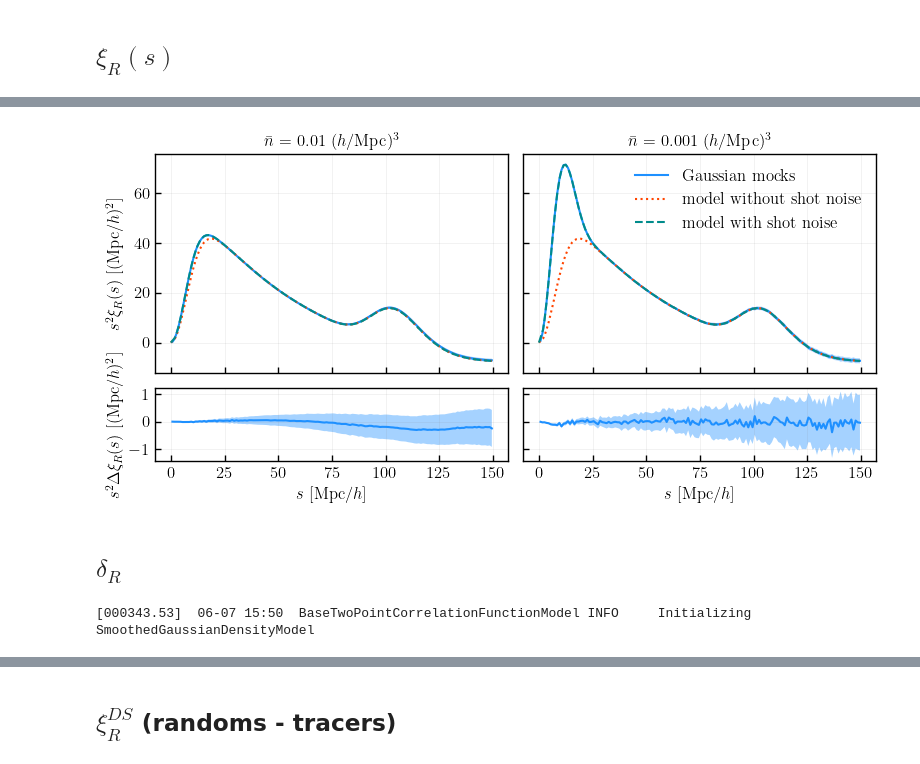
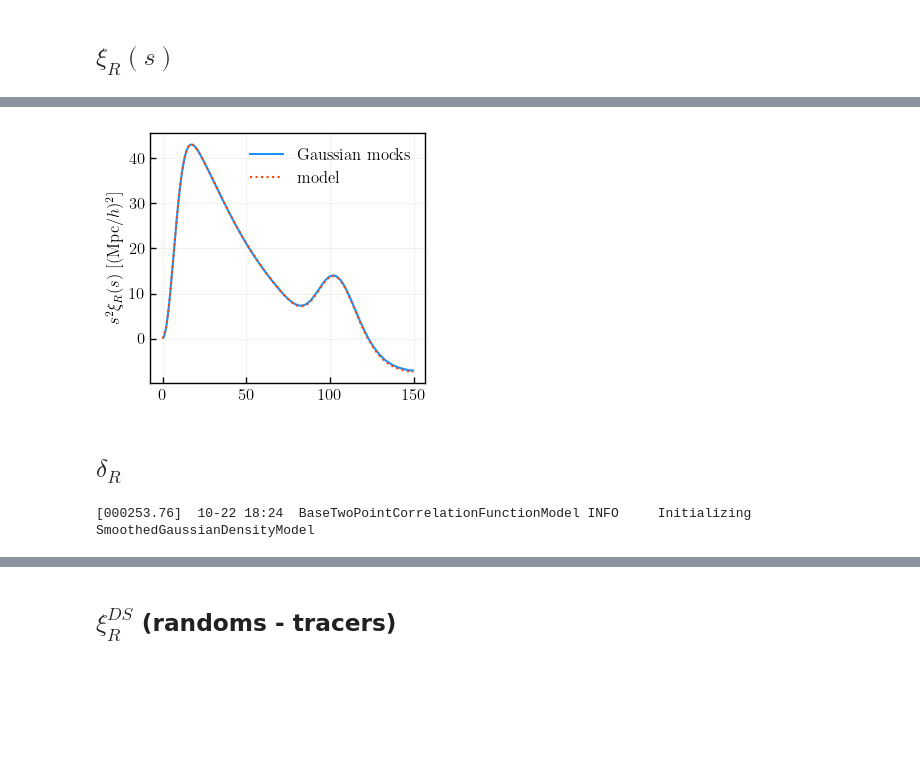
Before and after one commit to mathildepinon/densitysplit, a Jupyter notebook: nb/GaussianDensity.ipynb, the cells around one changed output, grey strips where cells are left out. Cells and saved outputs as stored; diff of their text form; code cells hidden in the pictures; blank space fills up the shorter version.

```diff
--- a/nb/GaussianDensity.ipynb
+++ b/nb/GaussianDensity.ipynb
@@ -92,52 +89,51 @@ smoothedmodel = SmoothedTwoPointCorrelationFunctionModel(basemodel, smoothing_sc
 # %%
-fig, axes = plt.subplots(2, 2, figsize=(8, 4), sharex=True, sharey='row', gridspec_kw={'height_ratios': [3, 1]})
+fig = plt.figure(figsize=(3.5, 3))
 
-nbar = (0.01, 0.001)
+nb = 0.01
 
-for i, nb in enumerate(nbar):
-    xiR = list()
-    for batch_index in range(10):
-        xi_fn = '10gaussianMocks_batch{:d}_pkdamped_z{:.3f}_bias{:.1f}_boxsize{:d}_nmesh{:d}_nbar{:.3f}_cellsize{:d}_resampler{}_xi_R.npy'.format(batch_index, z, bias, boxsize, nmesh, nb, cellsize, resampler)
-        batch_results = np.load(os.path.join(xi_dir, xi_fn), allow_pickle=True)
-        for batch in batch_results:
-            xiR.append(batch)
+xiR = list()
+for batch_index in range(10):
+    xi_fn = '10gaussianMocks_batch{:d}_pkdamped_z{:.3f}_bias{:.1f}_boxsize{:d}_nmesh{:d}_nbar{:.3f}_cellsize{:d}_resampler{}_xi_R.npy'.format(batch_index, z, bias, boxsize, nmesh, nb, cellsize, resampler)
+    batch_results = np.load(os.path.join(xi_dir, xi_fn), allow_pickle=True)
+    for batch in batch_results:
+        xiR.append(batch)
 
-    xiR_ells, cov = get_poles(xiR, ells)
-    std = np.array(np.array_split(np.diag(cov)**0.5, nells))/np.sqrt(10)
-    s, _, _ = xiR[0].get_corr(return_sep=True)
+xiR_ells, cov = get_poles(xiR, ells)
+std = np.array(np.array_split(np.diag(cov)**0.5, nells))/np.sqrt(len(xiR))
+s, _, _ = xiR[0].get_corr(return_sep=True)
 
-    ## Model
-    model_xiR = smoothedmodel.set_smoothed_xi(nbar=0)
-    model_xiR_shotnoise = smoothedmodel.set_smoothed_xi(nbar=nb)
+## Model
+model_xiR = smoothedmodel.set_smoothed_xi(nbar=0)
+model_xiR_shotnoise = smoothedmodel.set_smoothed_xi(nbar=nb)
 
-    for ill, ell in enumerate(ells):
-        y = s**2 * xiR_ells[ill]
-        error = s**2 * std[ill]
+for ill, ell in enumerate(ells):
+    y = s**2 * xiR_ells[ill]
+    error = s**2 * std[ill]
 
-        axes[0][i].plot(s, y, label='Gaussian mocks')
-        axes[0][i].fill_between(s, y-error, y+error, alpha=0.4)
-        axes[0][i].plot(smoothedmodel.sep, smoothedmodel.sep**2 * model_xiR, label=r'model without shot noise', ls=':')
-        axes[0][i].plot(smoothedmodel.sep, smoothedmodel.sep**2 * model_xiR_shotnoise, label=r'model with shot noise', ls='--')
-        axes[0][i].set_title(r'$\bar{{n}}$ = {:.1g} $(h/\mathrm{{Mpc}})^3$'.format(nb))
+    plt.plot(s, y, label='Gaussian mocks')
+    plt.fill_between(s, y-error, y+error, alpha=0.4)
+    #axes[0].plot(smoothedmodel.sep, smoothedmodel.sep**2 * model_xiR, label=r'model without shot noise', ls=':')
+    plt.plot(smoothedmodel.sep, smoothedmodel.sep**2 * model_xiR_shotnoise, label=r'model', ls=':', color='C1')
 
-        model_interp = interp1d(smoothedmodel.sep.transpose()[0], model_xiR_shotnoise.transpose()[0])
-        y_err = s**2 * (model_interp(s) - xiR_ells[ill])
-        axes[1][i].plot(s, y_err, label='Mocks') # ($\bar{{n}}$ = {:.1e})'.format(nbar))
-        axes[1][i].fill_between(s, y_err-error, y_err+error, alpha=0.4)
-        axes[1][i].set_xlabel(r'$s$ [$\mathrm{Mpc}/h$]')
+    #model_interp = interp1d(smoothedmodel.sep.transpose()[0], model_xiR_shotnoise.transpose()[0])
+    #y_err = s**2 * (model_interp(s) - xiR_ells[ill])
+    #axes[1].plot(s, y_err/error) # ($\bar{{n}}$ = {:.1e})'.format(nbar))
+    #axes[1].fill_between(s, y_err-error, y_err+error, alpha=0.4)
 
-axes[0][0].set_ylabel(r'$s^2 \xi_{R}(s)$ [$(\mathrm{Mpc}/h)^{2}$]')
-axes[1][0].set_ylabel(r'$s^2 \Delta \xi_{R}(s)$ [$(\mathrm{Mpc}/h)^{2}$]')
+plt.xlabel(r'$s$ [$\mathrm{Mpc}/h$]')
+plt.ylabel(r'$s^2 \xi_{R}(s)$ [$(\mathrm{Mpc}/h)^{2}$]')
+#axes[1].set_ylabel(r'$s^2 \Delta \xi_{R}(s)$ [$(\mathrm{Mpc}/h)^{2}$]')
+#axes[1].set_ylabel(r'$\Delta \xi_{R}(s) / \sigma$')
 fig.align_ylabels()
-axes[0][1].legend()
-plt.savefig(os.path.join(plots_dir, 'gaussian_mocks_xiR.pdf'), dpi=500)
+plt.legend()
+plt.savefig(os.path.join(plots_dir, 'gaussian_mocks_xiR_nbar{}.pdf'.format(nb)), dpi=500)
 plt.show()
 # %% [output]
-[figure, old version]
+[figure, new version]
 # %% [markdown]
 ## $\delta_R$
 # %%
 smootheddensitymodel = SmoothedGaussianDensityModel(smoothedmodel)
 # %% [output]
-[000343.53]  06-07 15:50  BaseTwoPointCorrelationFunctionModel INFO     Initializing SmoothedGaussianDensityModel
+[000253.76]  10-22 18:24  BaseTwoPointCorrelationFunctionModel INFO     Initializing SmoothedGaussianDensityModel
 # %%
```
Also changed, not shown: parts of 8 cells of this notebook, 51 other files.
